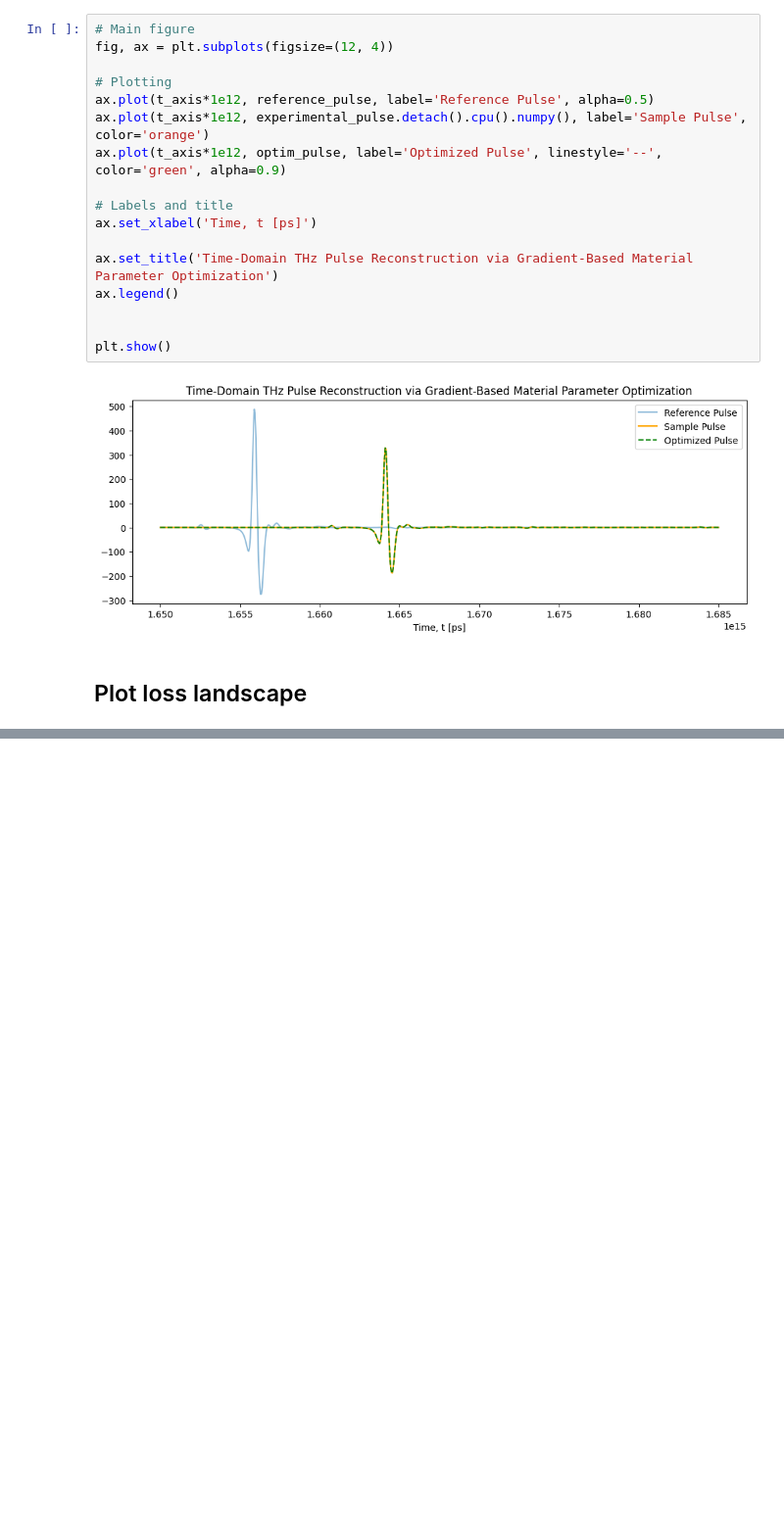
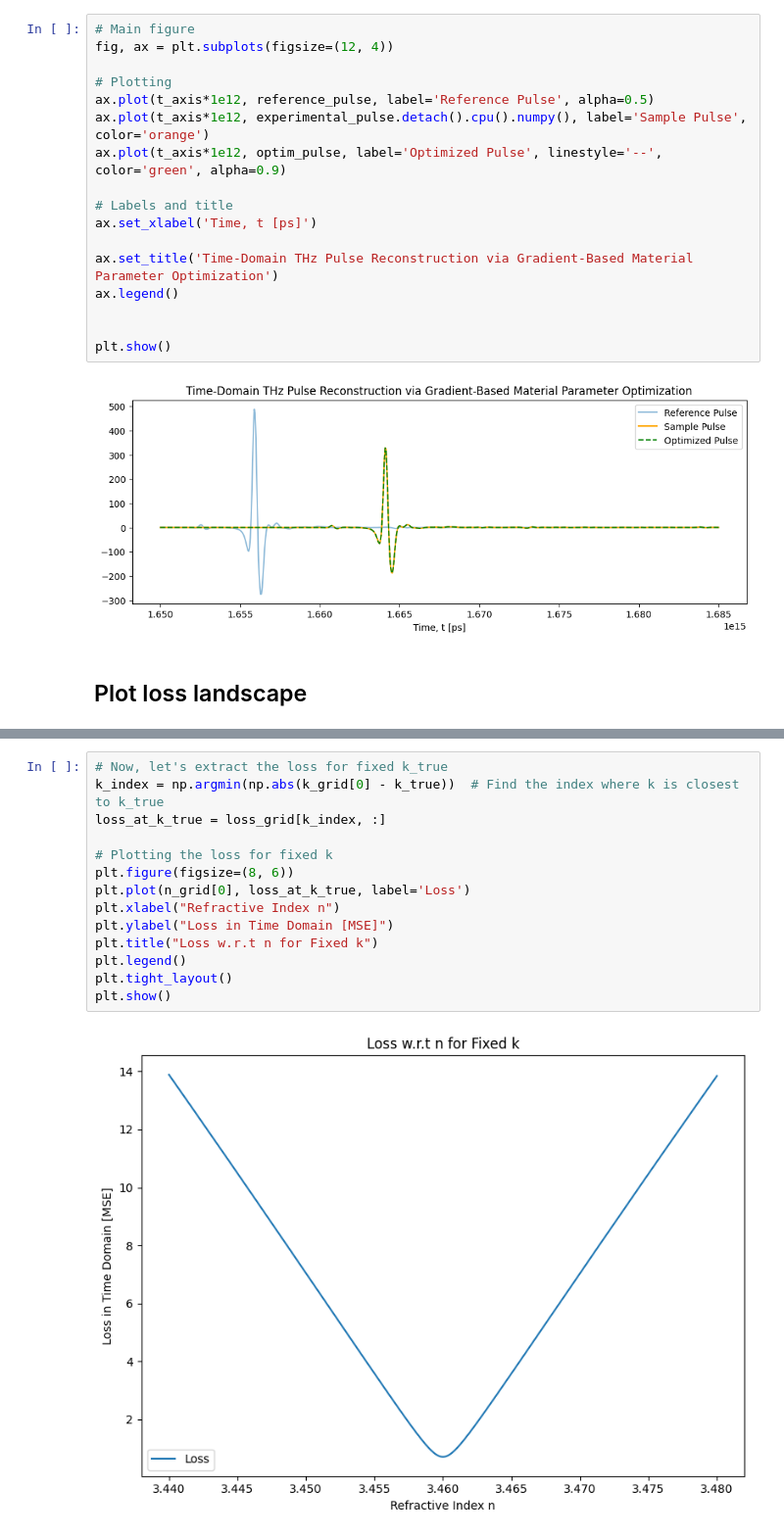
Before and after one commit to tls54/THz-TDS, a Jupyter notebook: Transfer Matrix Method/Experimental_reference.ipynb, the cells around one changed output, grey strips where cells are left out. Shown at 98% size. Cells and saved outputs as stored; diff of their text form; blank space fills up the shorter version.

```diff
--- a/Transfer Matrix Method/Experimental_reference.ipynb
+++ b/Transfer Matrix Method/Experimental_reference.ipynb
@@ -244,0 +255,16 @@ plt.show()
+# %%
+# Now, let's extract the loss for fixed k_true
+k_index = np.argmin(np.abs(k_grid[0] - k_true))  # Find the index where k is closest to k_true
+loss_at_k_true = loss_grid[k_index, :]
+
+# Plotting the loss for fixed k
+plt.figure(figsize=(8, 6))
+plt.plot(n_grid[0], loss_at_k_true, label='Loss')
+plt.xlabel("Refractive Index n")
+plt.ylabel("Loss in Time Domain [MSE]")
+plt.title("Loss w.r.t n for Fixed k")
+plt.legend()
+plt.tight_layout()
+plt.show()
+# %% [output]
+[figure, added]
```
Also changed, not shown: parts of 10 cells of this notebook.
